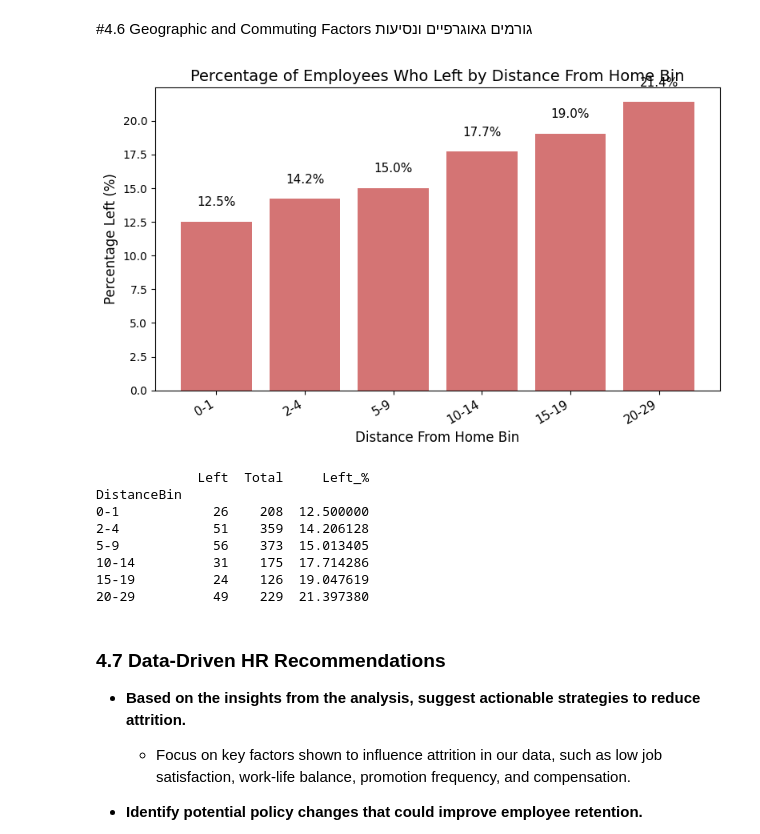
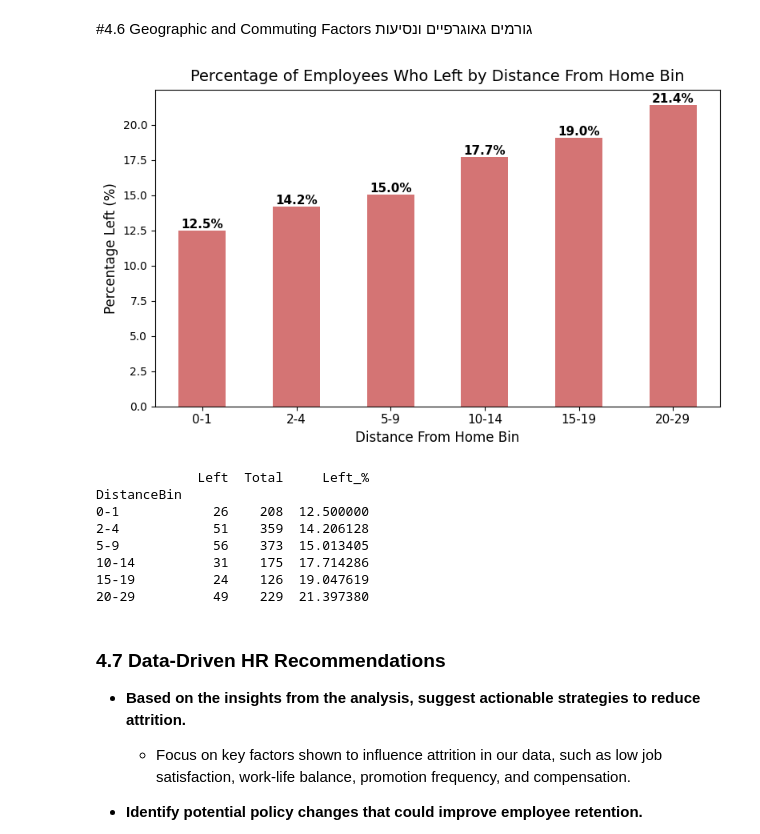
Before and after one commit to morannuri/Phyton-_Mini-Project, a Jupyter notebook: phyton_project - updated.ipynb, the cells around one changed output. Drawn from its saved outputs; the diff is of its cells as text; code cells hidden in the pictures.

```diff
--- a/phyton_project - updated.ipynb
+++ b/phyton_project - updated.ipynb
@@ -1025,48 +1046,28 @@ print(training_retention[['TrainingParticipation', 'Total', 'Retention_Rate_%',
 # %% [markdown]
 #4.6 Geographic and Commuting Factors גורמים גאוגרפיים ונסיעות
 # %%
-# Show only the percentage of employees who left (Attrition) by DistanceFromHome bins
+# Percentage of employees who left (Attrition) by DistanceFromHome bins
 
-import numpy as np
-import pandas as pd
-import matplotlib.pyplot as plt
+bin_edges = [0, 2, 5, 10, 15, 20, 30]
+bin_labels = ['0-1', '2-4', '5-9', '10-14', '15-19', '20-29']
+df['DistanceBin'] = pd.cut(df['DistanceFromHome'], bins=bin_edges, labels=bin_labels, right=False, include_lowest=True)
 
-# Assuming df has columns: 'DistanceFromHome' and 'Attrition_Flag'
-# Attrition_Flag: 1 = Left, 0 = Stayed
+bin_counts = df.groupby('DistanceBin', observed=False)['Attrition_Flag'].agg(Left='sum', Total='count')
+bin_counts['Left_%'] = (bin_counts['Left'] / bin_counts['Total'] * 100).fillna(0)
 
-# Define bins for DistanceFromHome (adjust bin edges as needed)
-bin_edges = [0, 2, 5, 10, 15, 20, df['DistanceFromHome'].max() + 1]
-bin_labels = [f"{int(bin_edges[i])}-{int(bin_edges[i+1])-1}" for i in range(len(bin_edges) - 1)]
-df['DistanceBin'] = pd.cut(df['DistanceFromHome'], bins=bin_edges, labels=bin_labels, right=False)
-
-# Calculate percentage of employees who left for each distance bin
-bin_counts = df.groupby('DistanceBin')['Attrition_Flag'].agg(['sum', 'count']).rename(columns={'sum': 'Left', 'count': 'Total'})
-bin_counts['Left_%'] = np.where(
-    bin_counts['Total'] > 0,
-    bin_counts['Left'] / bin_counts['Total'] * 100,
-    0
-)
-
-# Plotting
-fig, ax = plt.subplots(figsize=(8, 5))
-bars = ax.bar(bin_counts.index, bin_counts['Left_%'], color='indianred', alpha=0.85)
-
-# Annotate the bars with the percentage values
-for i, v in enumerate(bin_counts['Left_%']):
-    ax.text(i, v + 1, f"{v:.1f}%", ha='center', va='bottom', fontsize=11)
-
+ax = bin_counts['Left_%'].plot(kind='bar', color='indianred', alpha=0.85, figsize=(8,5))
+for i, pct in enumerate(bin_counts['Left_%']):
+    ax.annotate(f"{pct:.1f}%", (i, pct), ha='center', va='bottom', fontsize=11, fontweight='bold')
 ax.set_xlabel('Distance From Home Bin', fontsize=12)
 ax.set_ylabel('Percentage Left (%)', fontsize=12)
-ax.set_title('Percentage of Employees Who Left by Distance From Home Bin', fontsize=14)
-ax.set_xticks(range(len(bin_counts.index)))
-ax.set_xticklabels([label.replace('_', '\n') for label in bin_counts.index], rotation=30, ha='right', fontsize=11)
+ax.set_title('Percentage of Employees Who Left by Distance From Home Bin', fontsize=14, pad=8)
+ax.set_xticklabels(bin_counts.index, rotation=0, ha='center', fontsize=11)  # X-axis labels are now horizontal and centered
 plt.tight_layout()
 plt.show()
 
-# Optionally, print the table for reference
 print(bin_counts[['Left', 'Total', 'Left_%']])
 # %% [output]
-[figure, old version]
+[figure, new version]
              Left  Total     Left_%
 DistanceBin
 0-1            26    208  12.500000
```
Also changed, not shown: parts of 6 cells of this notebook, 1 other file.
